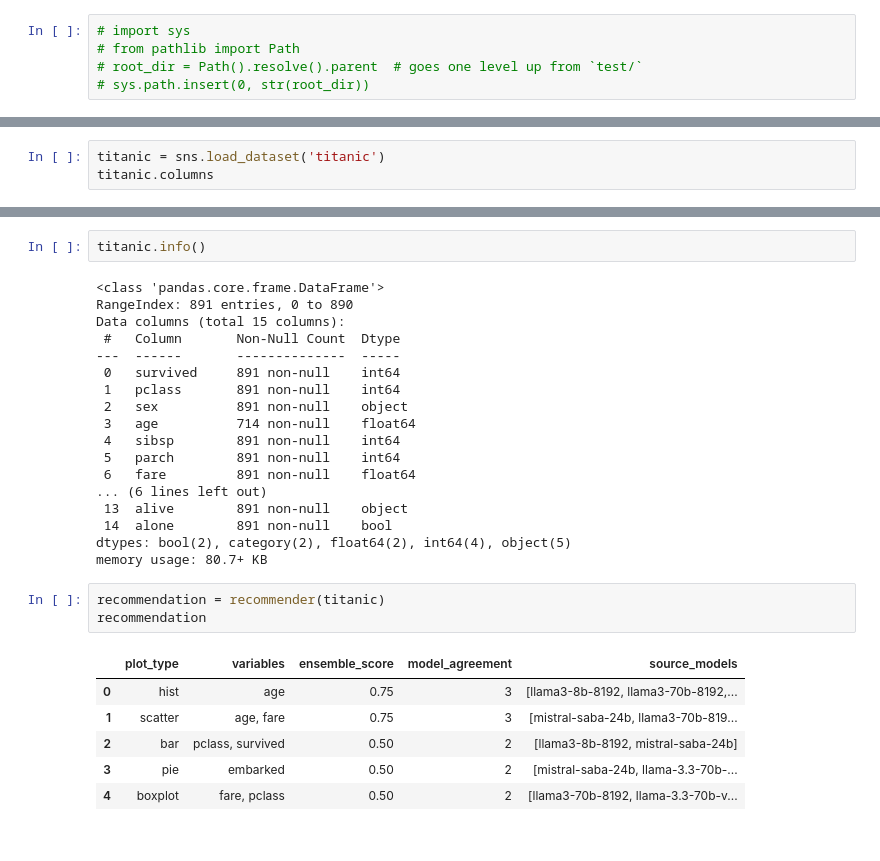
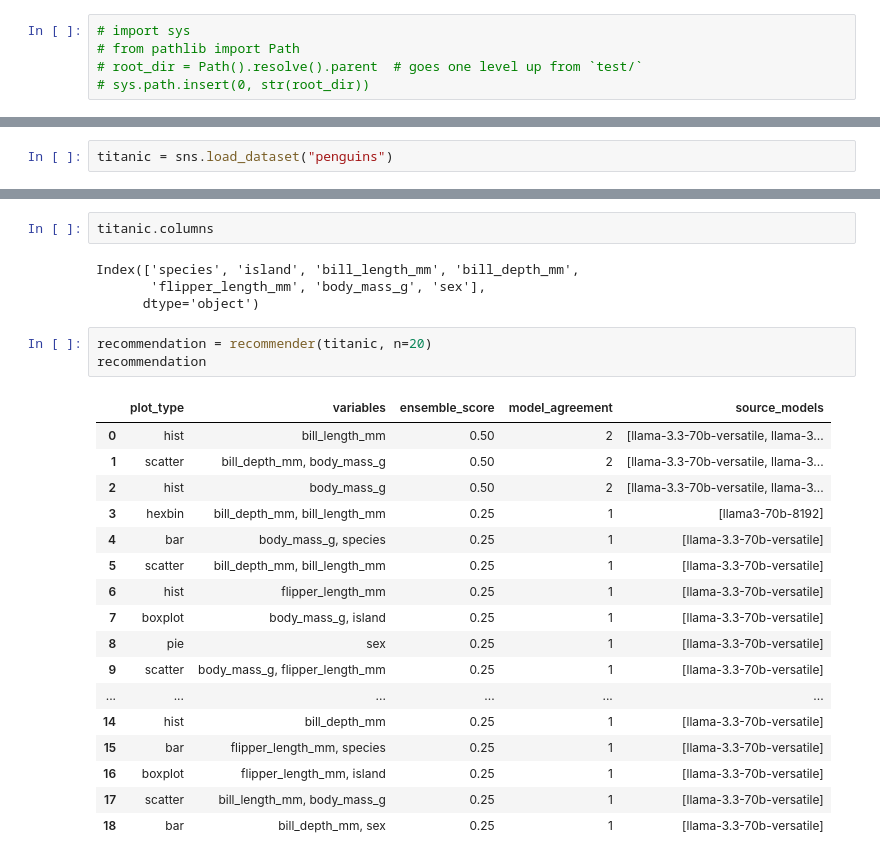
Before and after one commit to jerryola1/PlotSenseAI, a Jupyter notebook: test.ipynb, the cells around one changed output, grey strips where cells are left out. Drawn from its saved outputs; the diff is of its cells as text.

```diff
--- a/test.ipynb
+++ b/test.ipynb
@@ -32,5 +32,4 @@ sns.get_dataset_names()
  'tips',
  'titanic']
 # %%
-titanic = sns.load_dataset('titanic')
-titanic.columns
+titanic = sns.load_dataset("penguins")
@@ -67,30 +36,27 @@ def quick_plot(plot_type, *args, color=None, title=None, xlabel=None, ylabel=Non
 # %%
-titanic.info()
+titanic.columns
 # %% [output]
-<class 'pandas.core.frame.DataFrame'>
-RangeIndex: 891 entries, 0 to 890
-Data columns (total 15 columns):
- #   Column       Non-Null Count  Dtype
----  ------       --------------  -----
- 0   survived     891 non-null    int64
- 1   pclass       891 non-null    int64
- 2   sex          891 non-null    object
- 3   age          714 non-null    float64
- 4   sibsp        891 non-null    int64
- 5   parch        891 non-null    int64
- 6   fare         891 non-null    float64
-... (6 lines left out)
- 13  alive        891 non-null    object
- 14  alone        891 non-null    bool
-dtypes: bool(2), category(2), float64(2), int64(4), object(5)
-memory usage: 80.7+ KB
+Index(['species', 'island', 'bill_length_mm', 'bill_depth_mm',
+       'flipper_length_mm', 'body_mass_g', 'sex'],
+      dtype='object')
 # %%
-recommendation = recommender(titanic)
+recommendation = recommender(titanic, n=20)
 recommendation
 # %% [output]
 |  | plot_type | variables | ensemble_score | model_agreement | source_models |
-| 0 | hist | age | 0.75 | 3 | [llama3-8b-8192, llama3-70b-8192,... |
-| 1 | scatter | age, fare | 0.75 | 3 | [mistral-saba-24b, llama3-70b-819... |
-| 2 | bar | pclass, survived | 0.50 | 2 | [llama3-8b-8192, mistral-saba-24b] |
-| 3 | pie | embarked | 0.50 | 2 | [mistral-saba-24b, llama-3.3-70b-... |
-| 4 | boxplot | fare, pclass | 0.50 | 2 | [llama3-70b-8192, llama-3.3-70b-v... |
+| 0 | hist | bill_length_mm | 0.50 | 2 | [llama-3.3-70b-versatile, llama-3... |
+| 1 | scatter | bill_depth_mm, body_mass_g | 0.50 | 2 | [llama-3.3-70b-versatile, llama-3... |
+| 2 | hist | body_mass_g | 0.50 | 2 | [llama-3.3-70b-versatile, llama-3... |
+| 3 | hexbin | bill_depth_mm, bill_length_mm | 0.25 | 1 | [llama3-70b-8192] |
+| 4 | bar | body_mass_g, species | 0.25 | 1 | [llama-3.3-70b-versatile] |
+| 5 | scatter | bill_depth_mm, bill_length_mm | 0.25 | 1 | [llama-3.3-70b-versatile] |
+| 6 | hist | flipper_length_mm | 0.25 | 1 | [llama-3.3-70b-versatile] |
+| 7 | boxplot | body_mass_g, island | 0.25 | 1 | [llama-3.3-70b-versatile] |
+| 8 | pie | sex | 0.25 | 1 | [llama-3.3-70b-versatile] |
+| 9 | scatter | body_mass_g, flipper_length_mm | 0.25 | 1 | [llama-3.3-70b-versatile] |
+| ... | ... | ... | ... | ... | ... |
+| 14 | hist | bill_depth_mm | 0.25 | 1 | [llama-3.3-70b-versatile] |
+| 15 | bar | flipper_length_mm, species | 0.25 | 1 | [llama-3.3-70b-versatile] |
+| 16 | boxplot | flipper_length_mm, island | 0.25 | 1 | [llama-3.3-70b-versatile] |
+| 17 | scatter | bill_length_mm, body_mass_g | 0.25 | 1 | [llama-3.3-70b-versatile] |
+| 18 | bar | bill_depth_mm, sex | 0.25 | 1 | [llama-3.3-70b-versatile] |
```
Also changed, not shown: parts of 9 cells of this notebook, 4 other files.
